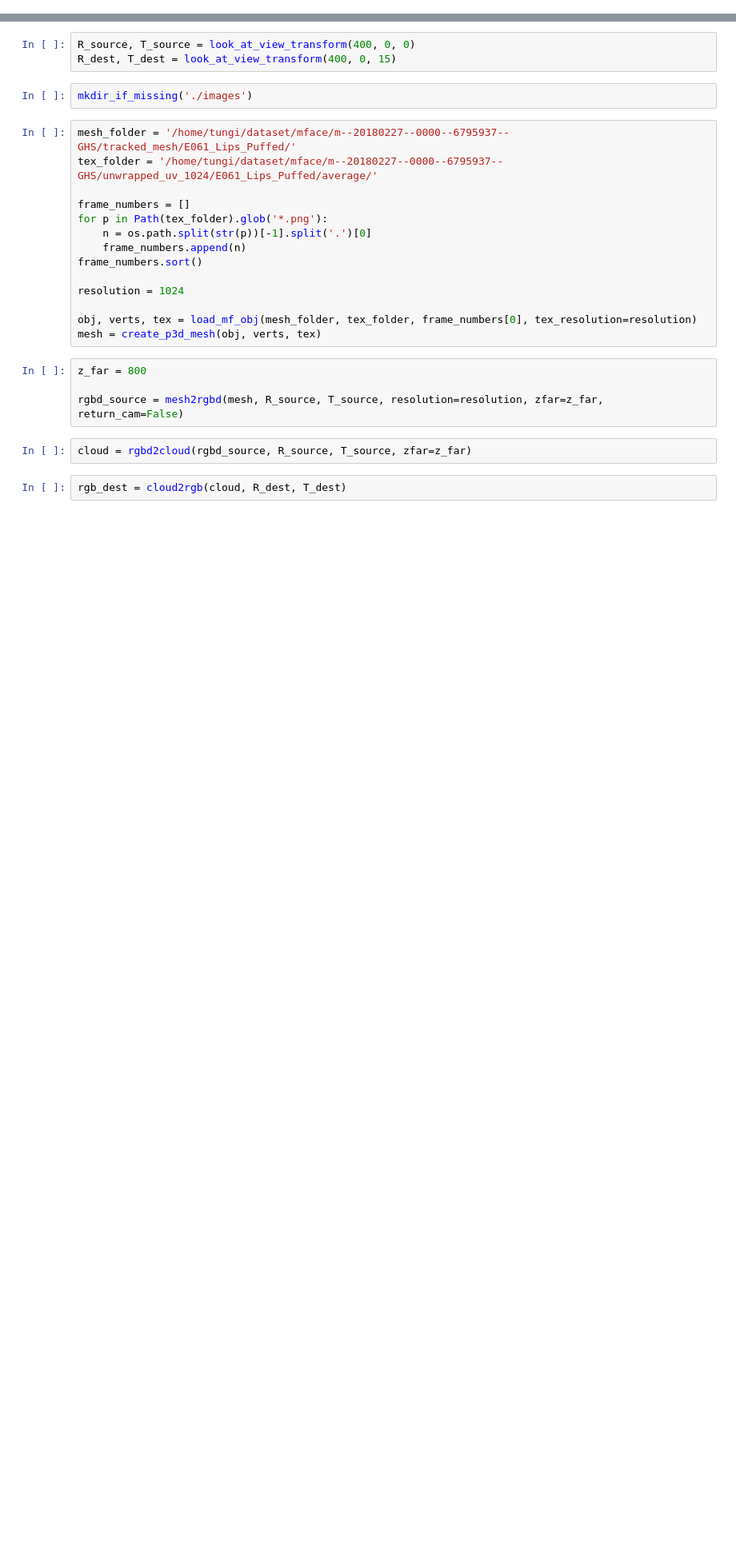
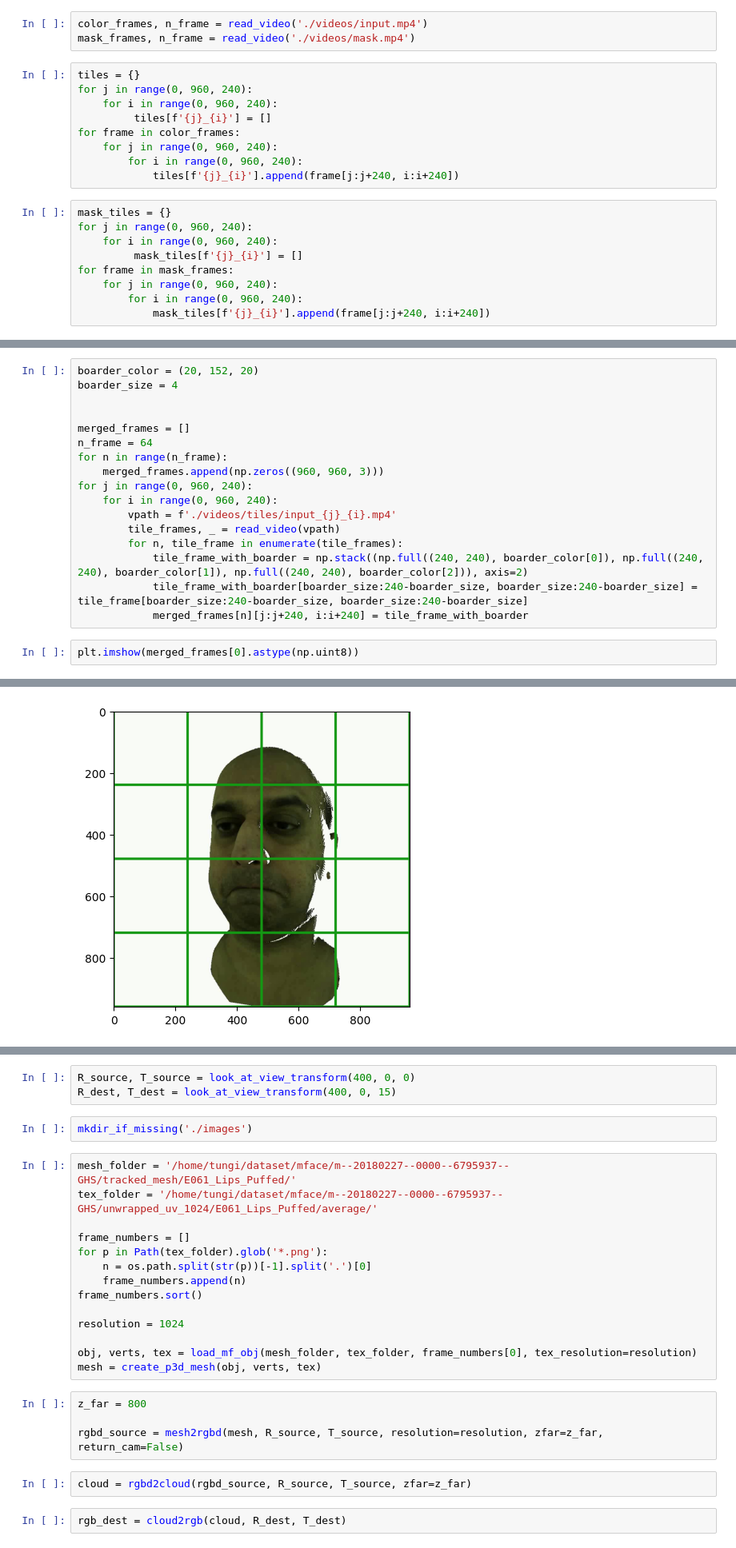
Before and after one commit to Tung-I/RealTimeVideoInpainting, a Jupyter notebook: preprocess/Untitled.ipynb, the cells around one changed output, grey strips where cells are left out. Shown at 80% size. Cells and saved outputs as stored; diff of their text form; blank space fills up the shorter version.

```diff
--- a/preprocess/Untitled.ipynb
+++ b/preprocess/Untitled.ipynb
@@ -7,0 +60,21 @@ import matplotlib.pyplot as plt
+# %%
+color_frames, n_frame = read_video('./videos/input.mp4')
+mask_frames, n_frame = read_video('./videos/mask.mp4')
+# %%
+tiles = {}
+for j in range(0, 960, 240):
+    for i in range(0, 960, 240):
+         tiles[f'{j}_{i}'] = []
+for frame in color_frames:
+    for j in range(0, 960, 240):
+        for i in range(0, 960, 240):
+            tiles[f'{j}_{i}'].append(frame[j:j+240, i:i+240])
+# %%
+mask_tiles = {}
+for j in range(0, 960, 240):
+    for i in range(0, 960, 240):
+         mask_tiles[f'{j}_{i}'] = []
+for frame in mask_frames:
+    for j in range(0, 960, 240):
+        for i in range(0, 960, 240):
+            mask_tiles[f'{j}_{i}'].append(frame[j:j+240, i:i+240])
@@ -7,0 +92,20 @@ import matplotlib.pyplot as plt
+# %%
+boarder_color = (20, 152, 20)
+boarder_size = 4
+
+
+merged_frames = []
+n_frame = 64
+for n in range(n_frame):
+    merged_frames.append(np.zeros((960, 960, 3)))
+for j in range(0, 960, 240):
+    for i in range(0, 960, 240):
+        vpath = f'./videos/tiles/input_{j}_{i}.mp4'
+        tile_frames, _ = read_video(vpath)
+        for n, tile_frame in enumerate(tile_frames):
+            tile_frame_with_boarder = np.stack((np.full((240, 240), boarder_color[0]), np.full((240, 240), boarder_color[1]), np.full((240, 240), boarder_color[2])), axis=2)
+            tile_frame_with_boarder[boarder_size:240-boarder_size, boarder_size:240-boarder_size] = tile_frame[boarder_size:240-boarder_size, boarder_size:240-boarder_size]
+            merged_frames[n][j:j+240, i:i+240] = tile_frame_with_boarder
+# %%
+plt.imshow(merged_frames[0].astype(np.uint8))
+# %% [output]
@@ -7,0 +113 @@ import matplotlib.pyplot as plt
+[figure, added]
```
Also changed, not shown: parts of 22 cells of this notebook, 55 other files.
